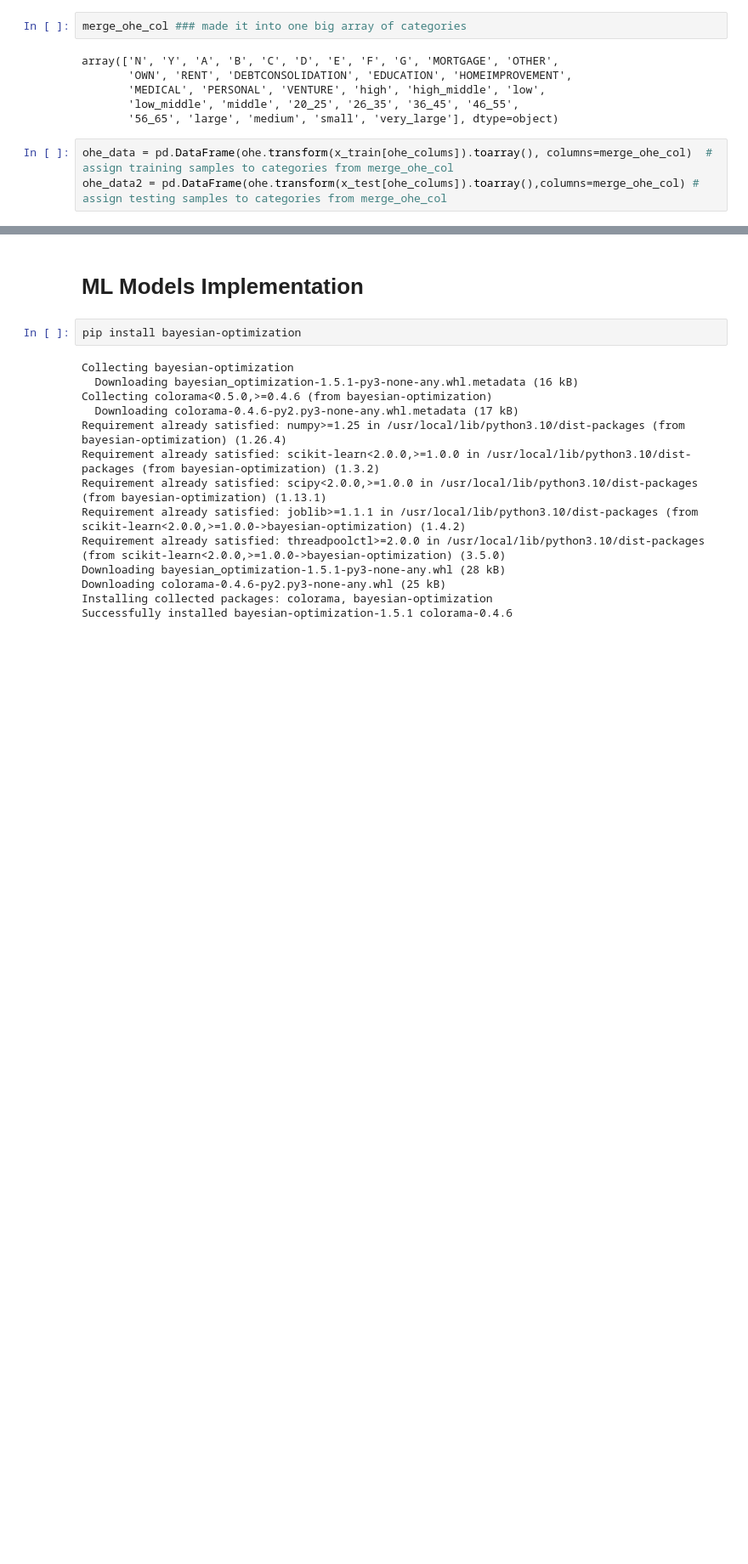
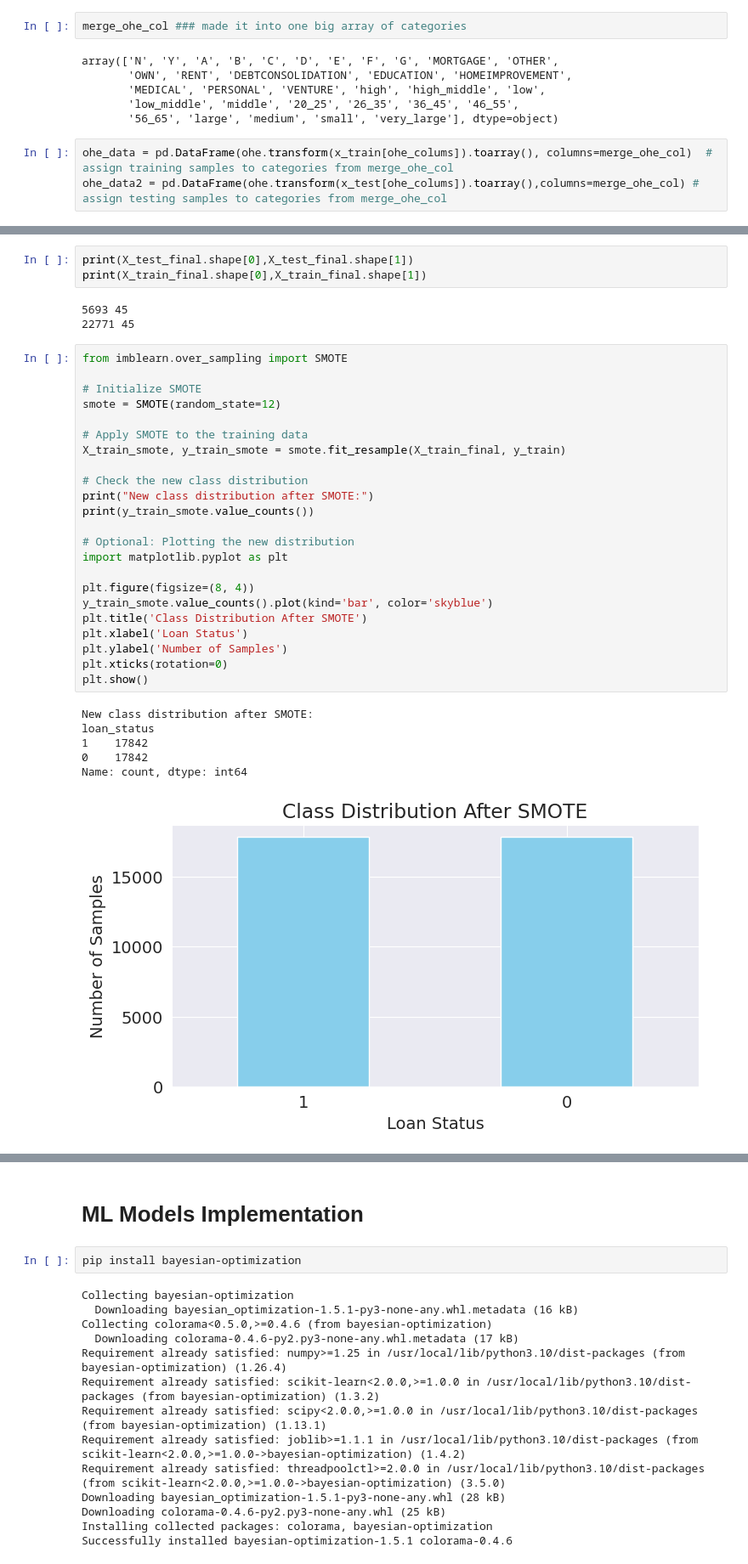
Before and after one commit to akgulhandan/MscThesis, a Jupyter notebook: MyThesis_v1.ipynb, the cells around one changed output, grey strips where cells are left out. Shown at 85% size. Cells and saved outputs as stored; diff of their text form; blank space fills up the shorter version.

```diff
--- a/MyThesis_v1.ipynb
+++ b/MyThesis_v1.ipynb
@@ -749,0 +771,36 @@ scaler_bimodal = RobustScaler() # By using RobustScaler(), we can remove the out
+# %%
+print(X_test_final.shape[0],X_test_final.shape[1])
+print(X_train_final.shape[0],X_train_final.shape[1])
+# %% [output]
+5693 45
+22771 45
+# %%
+from imblearn.over_sampling import SMOTE
+
+# Initialize SMOTE
+smote = SMOTE(random_state=12)
+
+# Apply SMOTE to the training data
+X_train_smote, y_train_smote = smote.fit_resample(X_train_final, y_train)
+
+# Check the new class distribution
+print("New class distribution after SMOTE:")
+print(y_train_smote.value_counts())
+
+# Optional: Plotting the new distribution
+import matplotlib.pyplot as plt
+
+plt.figure(figsize=(8, 4))
+y_train_smote.value_counts().plot(kind='bar', color='skyblue')
+plt.title('Class Distribution After SMOTE')
+plt.xlabel('Loan Status')
+plt.ylabel('Number of Samples')
+plt.xticks(rotation=0)
+plt.show()
+# %% [output]
+New class distribution after SMOTE:
+loan_status
+1    17842
+0    17842
+Name: count, dtype: int64
+[figure, added]
```
Also changed, not shown: parts of 37 cells of this notebook.
